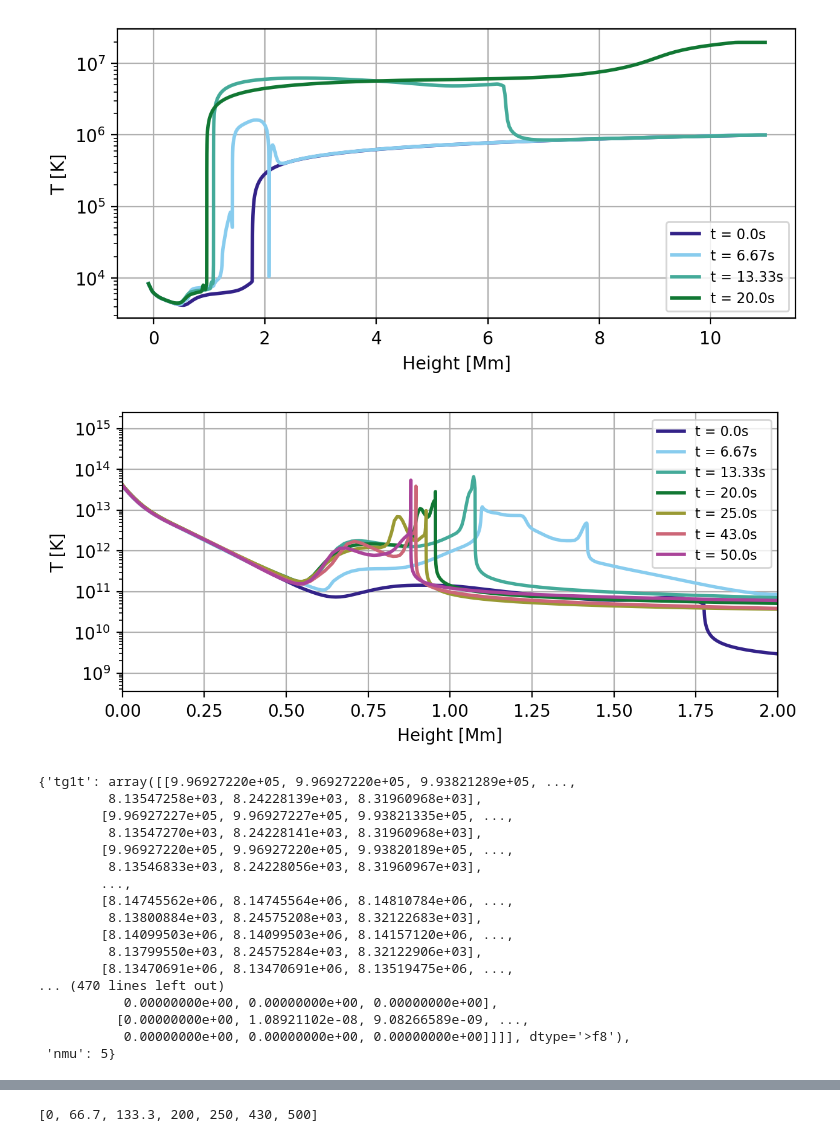
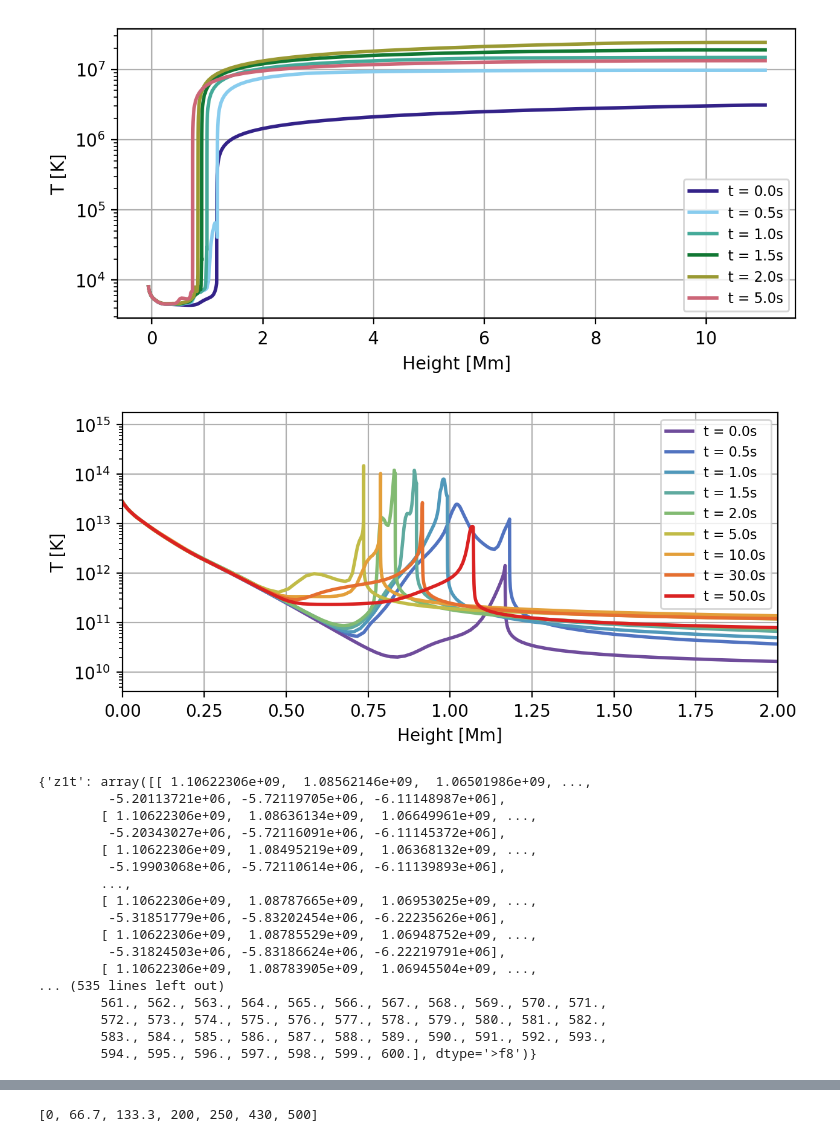
Before and after one commit to coletamburri2112/Flare_Patrol_Analysis, a Jupyter notebook: NOTEBOOKS/RADYNevolve.ipynb, the cells around one changed output, grey strips where cells are left out. Drawn from its saved outputs; the diff is of its cells as text; code cells hidden in the pictures.

Commit message:
fine structure paper

```diff
--- a/NOTEBOOKS/RADYNevolve.ipynb
+++ b/NOTEBOOKS/RADYNevolve.ipynb
@@ -9,15 +9,15 @@ from scipy.signal import convolve
 # %%
 # before this, will need to save variables tg1t, z1t, ne1t, pg1t, q, nq, qnorm, outintt, nmu to save file... or access some other way
 #filename='/Users/coletamburri/Desktop/radyn_15_8_5e10.sav'
-filename='/Users/coletamburri/Desktop/August_2022_Observations_Paper/radynout.sav'
-#filename = '/Users/coletamburri/Desktop/15_8_5e10_wRC.sav'
+#filename='/Users/coletamburri/Desktop/August_2022_Observations_Paper/radynout.sav'
+filename = '/Users/coletamburri/Desktop/RADYN_Runs_SCPed/19Aug2022_models/15_8_5e10_20_600.sav'
 #filename='/Users/coletamburri/Desktop/RH_Input_Files/radyn_out.val3c_d8_3.0e11_t20s_15kev_fp.sav'
 filename_dkist = '/Users/coletamburri/Desktop/RH_Versions_and_Tools/RH_output_files_npz/dkist_obs_file.npz'
 
 # change based on desired line and fwhm of observations
 
 kr=16 #Ca II H - 20 is Ca II 8542
-timesinit = [0,66.7,133.3,200,250,430,500] #times to print out in plots, in decaseconds
+timesinit = [0,5,10,15,20,50,100,300,500] #times to print out in plots, in decaseconds
  #decay phase times to print out in plots - will be concatenated to timesinit array
 lamb0=396.8 # change this and the instances below to wavelength of spectral line in nm as desired (as needed)
 c=2.99e5
@@ -137,54 +137,54 @@ ax.set_xlabel('Height [Mm]')
 #ax.set_xlim([0,10])
 plt.yscale('log')
 # %% [output]
-[figure, old version]
+[figure, new version]
 # %%
 
 
 ncol2 = len(timesinit)#+len(times2)
-map = tol_colors.tol_cmap(colormap='rainbow_discrete',lut=ncol2)
+map = tol_colors.tol_cmap(colormap='rainbow_PuRd',lut=ncol2)
 cmap_choice2 = map(np.linspace(0,1,ncol2))
 
-cmap_choice2 = ['#332288','#88CCEE','#44AA99','#117733','#999933','#CC6677','#AA4499','#AA4499','#AA4499','#AA4499']
+#cmap_choice2 = ['#332288','#88CCEE','#44AA99','#117733','#999933','#CC6677','#AA4499','#AA4499','#AA4499','#AA4499']
 
 fig,ax=plt.subplots(dpi=200,figsize=(7,3))
 for i in range(len(timesinit)):
     ax.plot(read['z1t'][int(timesinit[i]),:]/1e8,(read['ne1t'][int(timesinit[i]),:]),color=cmap_choice2[i],label='t = '+str(round(timesinit[i]/10,2))+'s',linewidth=2)
 
 #for i in range(len(times2)):
 #    ax.plot(read['z1t'][int(times2[i]),:]/1e8,(read['ne1t'][int(times2[i]),:]),color=cmap_choice2[len(timesinit)+i],label='t = '+str(round(times2[i]/10,2))+'s',linewidth=2)
 
 ax.grid()
 ax.legend(fontsize=8)
 ax.set_ylabel('T [K]')
 ax.set_xlabel('Height [Mm]')
 ax.set_xlim([0,2])
 plt.yscale('log')
 # %% [output]
-[figure, old version]
+[figure, new version]
 # %%
 filename2='/Users/coletamburri/Desktop/August_2022_Observations_Paper/chosenvel.sav'
 read2 = readsav(filename2)
 # %%
 read
 # %% [output]
-{'tg1t': array([[9.96927220e+05, 9.96927220e+05, 9.93821289e+05, ...,
-         8.13547258e+03, 8.24228139e+03, 8.31960968e+03],
-        [9.96927227e+05, 9.96927227e+05, 9.93821335e+05, ...,
-         8.13547270e+03, 8.24228141e+03, 8.31960968e+03],
-        [9.96927220e+05, 9.96927220e+05, 9.93820189e+05, ...,
-         8.13546833e+03, 8.24228056e+03, 8.31960967e+03],
+{'z1t': array([[ 1.10622306e+09,  1.08562146e+09,  1.06501986e+09, ...,
+         -5.20113721e+06, -5.72119705e+06, -6.11148987e+06],
+        [ 1.10622306e+09,  1.08636134e+09,  1.06649961e+09, ...,
+         -5.20343027e+06, -5.72116091e+06, -6.11145372e+06],
+        [ 1.10622306e+09,  1.08495219e+09,  1.06368132e+09, ...,
+         -5.19903068e+06, -5.72110614e+06, -6.11139893e+06],
         ...,
-        [8.14745562e+06, 8.14745564e+06, 8.14810784e+06, ...,
-         8.13800884e+03, 8.24575208e+03, 8.32122683e+03],
-        [8.14099503e+06, 8.14099503e+06, 8.14157120e+06, ...,
-         8.13799550e+03, 8.24575284e+03, 8.32122906e+03],
-        [8.13470691e+06, 8.13470691e+06, 8.13519475e+06, ...,
-... (470 lines left out)
-           0.00000000e+00, 0.00000000e+00, 0.00000000e+00],
-          [0.00000000e+00, 1.08921102e-08, 9.08266589e-09, ...,
-           0.00000000e+00, 0.00000000e+00, 0.00000000e+00]]]], dtype='>f8'),
- 'nmu': 5}
+        [ 1.10622306e+09,  1.08787665e+09,  1.06953025e+09, ...,
+         -5.31851779e+06, -5.83202454e+06, -6.22235626e+06],
+        [ 1.10622306e+09,  1.08785529e+09,  1.06948752e+09, ...,
+         -5.31824503e+06, -5.83186624e+06, -6.22219791e+06],
+        [ 1.10622306e+09,  1.08783905e+09,  1.06945504e+09, ...,
+... (535 lines left out)
+        561., 562., 563., 564., 565., 566., 567., 568., 569., 570., 571.,
+        572., 573., 574., 575., 576., 577., 578., 579., 580., 581., 582.,
+        583., 584., 585., 586., 587., 588., 589., 590., 591., 592., 593.,
+        594., 595., 596., 597., 598., 599., 600.], dtype='>f8')}
 # %%
 
 
```
Also changed, not shown: parts of 5 cells of this notebook, 7 other files.
